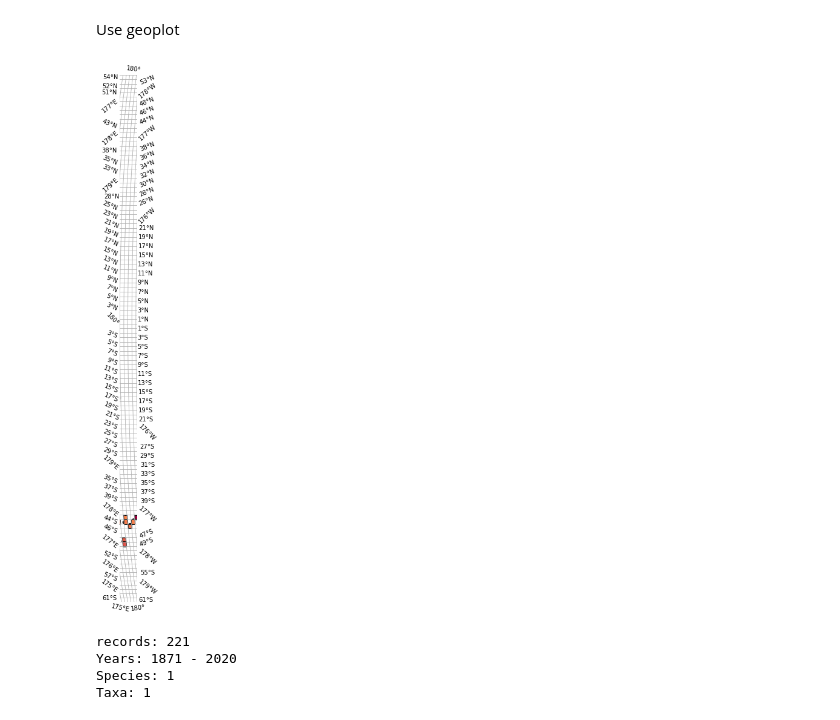
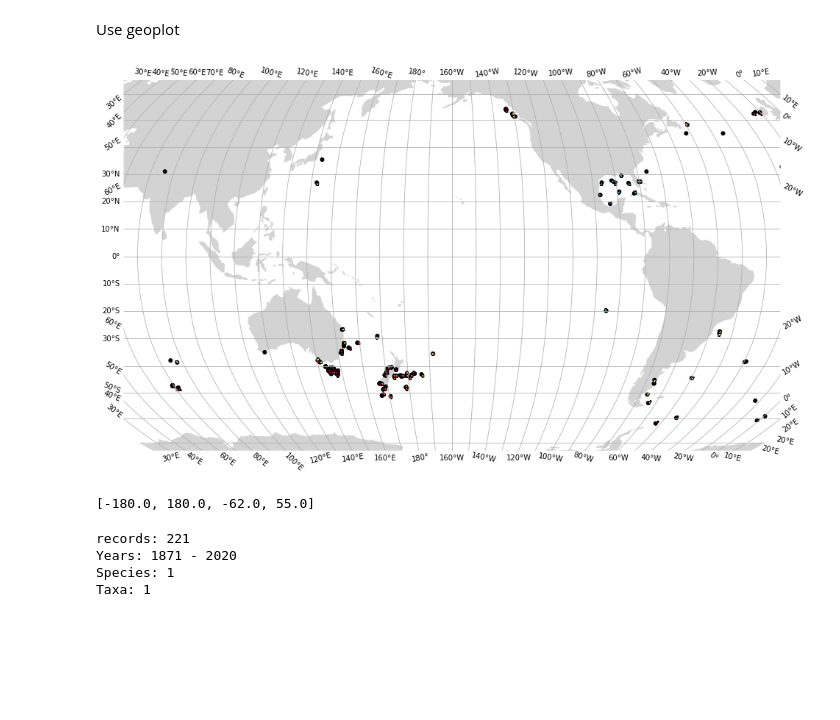
Before and after one commit to MathewBiddle/bio_ice, a Jupyter notebook: Create_species_map_from_OBIS_API.ipynb, the cells around one changed output. Cells and saved outputs as stored; diff of their text form; code cells hidden in the pictures; blank space fills up the shorter version.

```diff
--- a/Create_species_map_from_OBIS_API.ipynb
+++ b/Create_species_map_from_OBIS_API.ipynb
@@ -234,38 +230,42 @@ ax = geoplot.polyplot(
 geoplot.choropleth(cell,
                    hue='density (#/km2)',
                    edgecolor='black',
                    projection=projection,
                    ax=ax,
                    cmap='Spectral_r',
 #                    legend=True,
 #                    legend_kwargs={'orientation': 'horizontal',
 #                                   #'cax':cax,
 #                                   'label':"occurrence (count)",
 #                                  },
                    norm=norm,
                   )
 
 
 
 
 
 
 
 ax.outline_patch.set_visible(True)
-#ax.set_global();
+ax.set_global();
 
 gl = ax.gridlines(draw_labels=True)
-gl.ylocator = mticker.FixedLocator(range(-90,90,1)) #-75, -50, -25, 0, 25, 50, 75, 90])
-gl.xlocator = mticker.FixedLocator(range(-180,180,1)) #-75, -50, -25, 0, 25, 50, 75, 90])
+gl.ylocator = mticker.FixedLocator(range(-90,90,10)) #-75, -50, -25, 0, 25, 50, 75, 90])
+gl.xlocator = mticker.FixedLocator(range(-180,180,10)) #-75, -50, -25, 0, 25, 50, 75, 90])
 
 geoplot.pointplot(gdf, ax=ax, projection=projection, color='black', s=5)
 
 order = [0,2,1,3]
 extent = [cell.total_bounds[i] for i in order]
 
-ax.set_extent(extent)
+#ax.set_extent(extent)
 # %% [output]
-[figure, old version]
+[figure, new version]
+# %%
+extent
+# %% [output]
+[-180.0, 180.0, -62.0, 55.0]
 # %%
 print("records:",data.shape[0])
 print("Years: %i - %i" % (data["date_year"].astype(float).min(),data["date_year"].astype(float).max()))
```
Also changed, not shown: parts of 10 cells of this notebook, 1 other file.
